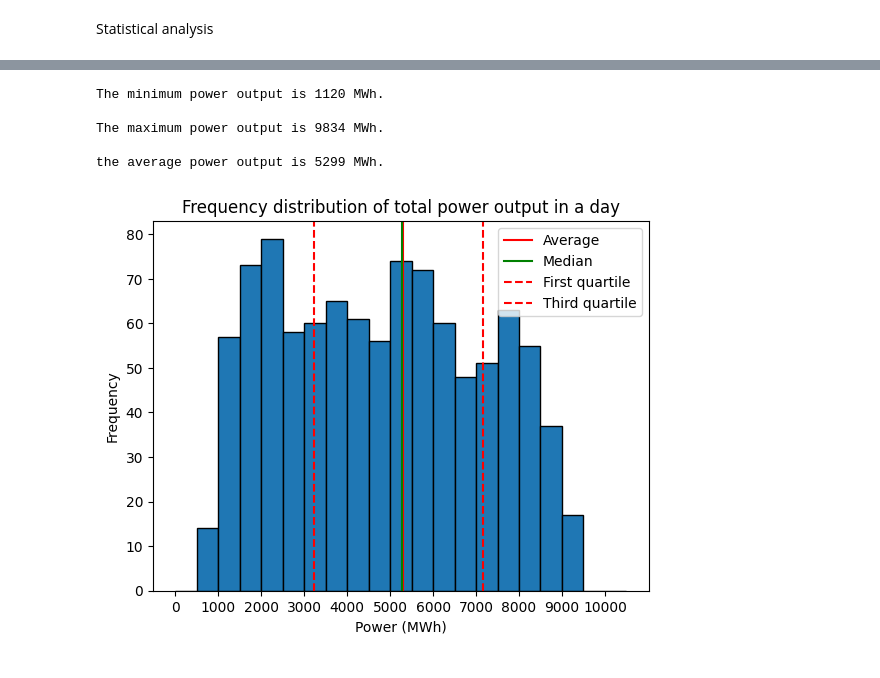
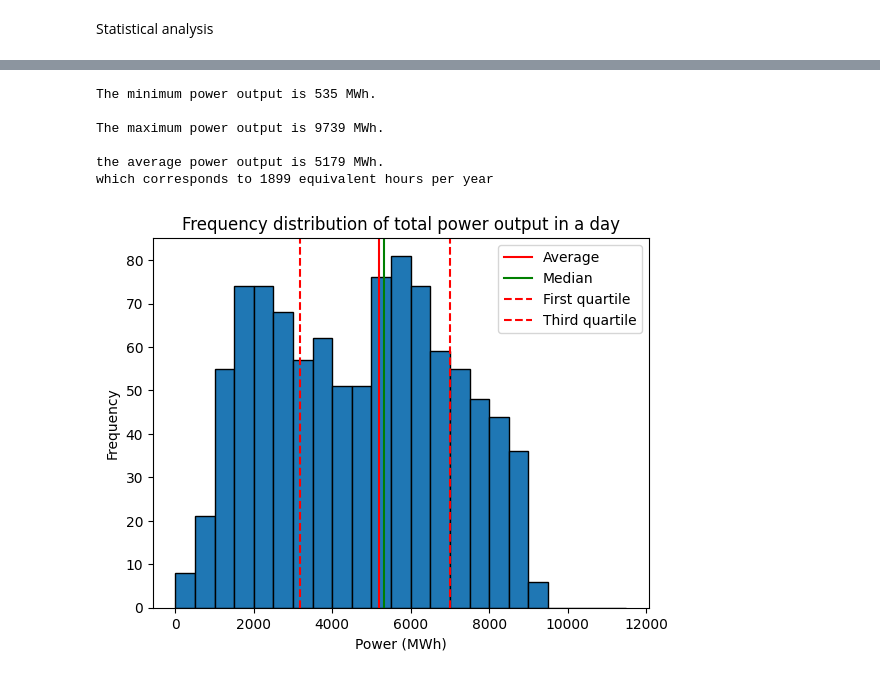
Before and after one commit to Andrea1999Broglia/Solar-field-output-simulation-by-Monte-Carlo-method, a Jupyter notebook: model.ipynb, the cells around one changed output, grey strips where cells are left out. Saved outputs shown, nothing was run; the diff lists cells and outputs as text; code cells hidden in the pictures.

```diff
--- a/model.ipynb
+++ b/model.ipynb
@@ -16,7 +16,6 @@ import matplotlib.pyplot as plt
 
 standard_irradiance = 1000              # standard irradiance (W/m**2)
 gamma= -0.004                           # Temperature-efficiency parameter (-)
+Lat=45                                  # ° -60° --> 60 °
 PLF= 1                                  # performance decay parameter over time, not accounted for yet (-)
-longest_day=(21*60)-(5*60)+13-33        # minutes of longest day in Milan
-shortest_day=24*60-longest_day          # minutes of shortest day in Milan
 plant_power=1000                        # MWh
@@ -22,0 +42,11 @@ plant_power=1000                        # MWh
+# %%
+day_array=np.linspace(0,364, 365)
+duration_array=np.zeros(len(day_array))
+for i in range(len(duration_array)):
+    duration_array[i]=day_duration(day_array[i], Lat)
+
+plt.plot(day_array, duration_array)
+plt.grid()
+plt.xlabel("Days of the year")
+plt.ylabel("Day duration (hours)")
+plt.title("Day duration during the year in Milan")
@@ -23,4 +58,7 @@ plant_power=1000                        # MWh
 # %%
+longest_day= int(max(duration_array*60))                        # minutes of longest day in Milan
+shortest_day=24*60-longest_day                                  # minutes of shortest day in Milan
+
 day=np.linspace(0,24*60, int(24*60)+1)                          # array containing each minute of the day
 hours=[]                                                        # list of minutes but written as <<hours:minutes>>
 
@@ -63,7 +101,7 @@ def forecast(): # forecast generator
 #generates arrays of same length: time, temperature and irrradiatin
 #takes length of day, T forecst and weather forecast
 def profile_generator (day_length, min_T_forecast, max_T_forecast, weather_forecast):
-
+    weather_forecast_local=weather_forecast
     #temperature array
     temperature_array=np.zeros(len(day))
     #irradiance array
@@ -72,12 +110,19 @@ def profile_generator (day_length, min_T_forecast, max_T_forecast, weather_forec
     max_hour=random.uniform(11,14)
 
     for i in range(len(day)):
-
+        weather_changes=random.randint(0,4)
+        if (weather_changes not in [0,1]) and i %(len(day)//weather_changes)==0:
+            weather_forecast_local=weather_forecast_local+random.uniform(-0.5,0.5)
         temperature_array[i]= (max_T_forecast-min_T_forecast)*math.exp(-((day[i]-(max_hour*60))**2)/((day_length/4)**2))+min_T_forecast
 
         if day[i]>(12*60- int(day_length/2)) and  day[i]<(12*60+ int(day_length/2)):#before dusk and after dawn irradiation is null
 
-            irradiance_ratio_array[i] = clearness_index(weather_forecast)*math.sin(math.pi/day_length*(day[i]-12*60)+math.pi/2)
+            irradiance_ratio_array[i] = clearness_index(weather_forecast_local)*math.sin(math.pi/day_length*(day[i]-12*60)+math.pi/2)
+
+    for k in range(50):
+        for i in range(len(irradiance_ratio_array)):
+            if day[i]>(12*60- int(day_length/2)) and  day[i]<(12*60+ int(day_length/2)):
+                irradiance_ratio_array[i+1]=(irradiance_ratio_array[i]+irradiance_ratio_array[i+2])/2
 
     profile={"temperature": temperature_array, "time": day, "irradiation": irradiance_ratio_array}
 
@@ -192,37 +245,38 @@ for i in range(len(dataset)):
 average_total_power=np.average(total_power_output)
 median_total_output=np.median(total_power_output)
 first_quartile=np.quantile(total_power_output, 0.25)
 third_quartile=np.quantile(total_power_output, 0.75)
 
 print("The minimum power output is "+ str(min(total_power_output))+" MWh.")
 print('')
 print("The maximum power output is "+ str(max(total_power_output))+" MWh.")
 print('')
 print("the average power output is "+ str(round(float(average_total_power)))+" MWh.")
-print('')
-bars=np.linspace(0,10000, 10000//500 +1)
+print('which corresponds to '+ str(round(float(average_total_power)/1000/24*8800))+ " equivalent hours per year")
+bars=np.linspace(0,11000, 11000//500 +1)
 
 bars_counter=np.zeros(len(bars))
 
 for i in range(len(total_power_output)):
     level=total_power_output[i]//500
     bars_counter[int(level)-1]+=1
 
 
 plt.bar(bars, bars_counter, width=500, edgecolor="black", align="edge")
 plt.title("Frequency distribution of total power output in a day")
 plt.ylabel("Frequency");
 plt.xlabel("Power (MWh)");
-plt.xticks([0,1000,2000,3000,4000,5000,6000,7000,8000,9000,10000], fontsize="10");
+plt.xticks([0,2000,4000,6000,8000,10000, 12000], fontsize="10");
 plt.axvline(x=average_total_power, label="Average", color='red')
 plt.axvline(x=median_total_output, label="Median", color ="green")
 plt.axvline(x=first_quartile, label="First quartile", color="red", linestyle="--")
 plt.axvline(x=third_quartile, label="Third quartile", color="red", linestyle="--")
 plt.legend();
 # %% [output]
-The minimum power output is 1120 MWh.
+The minimum power output is 535 MWh.
 
-The maximum power output is 9834 MWh.
+The maximum power output is 9739 MWh.
 
-the average power output is 5299 MWh.
+the average power output is 5179 MWh.
+which corresponds to 1899 equivalent hours per year
-[figure, old version]
+[figure, new version]
```
Also changed, not shown: parts of 8 cells of this notebook, 1 other file.
